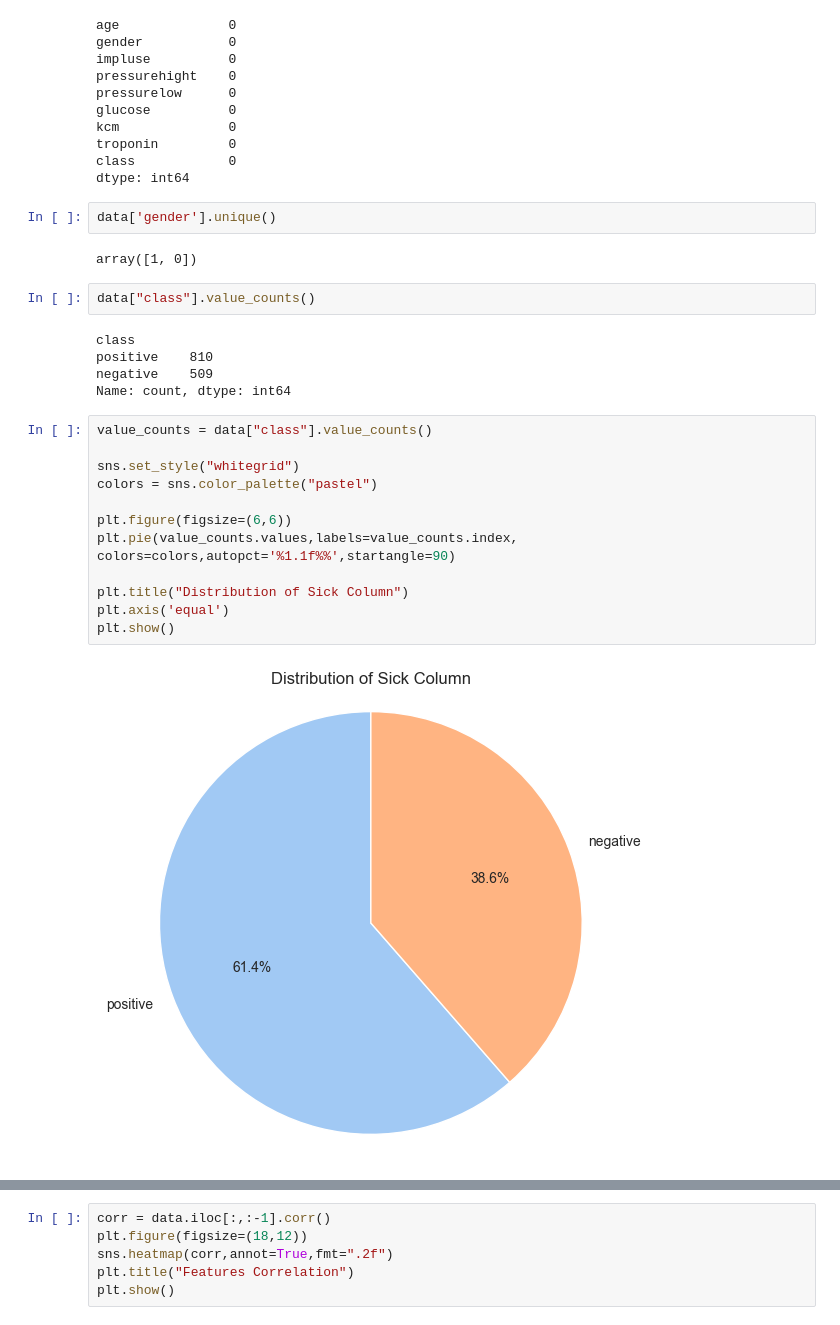
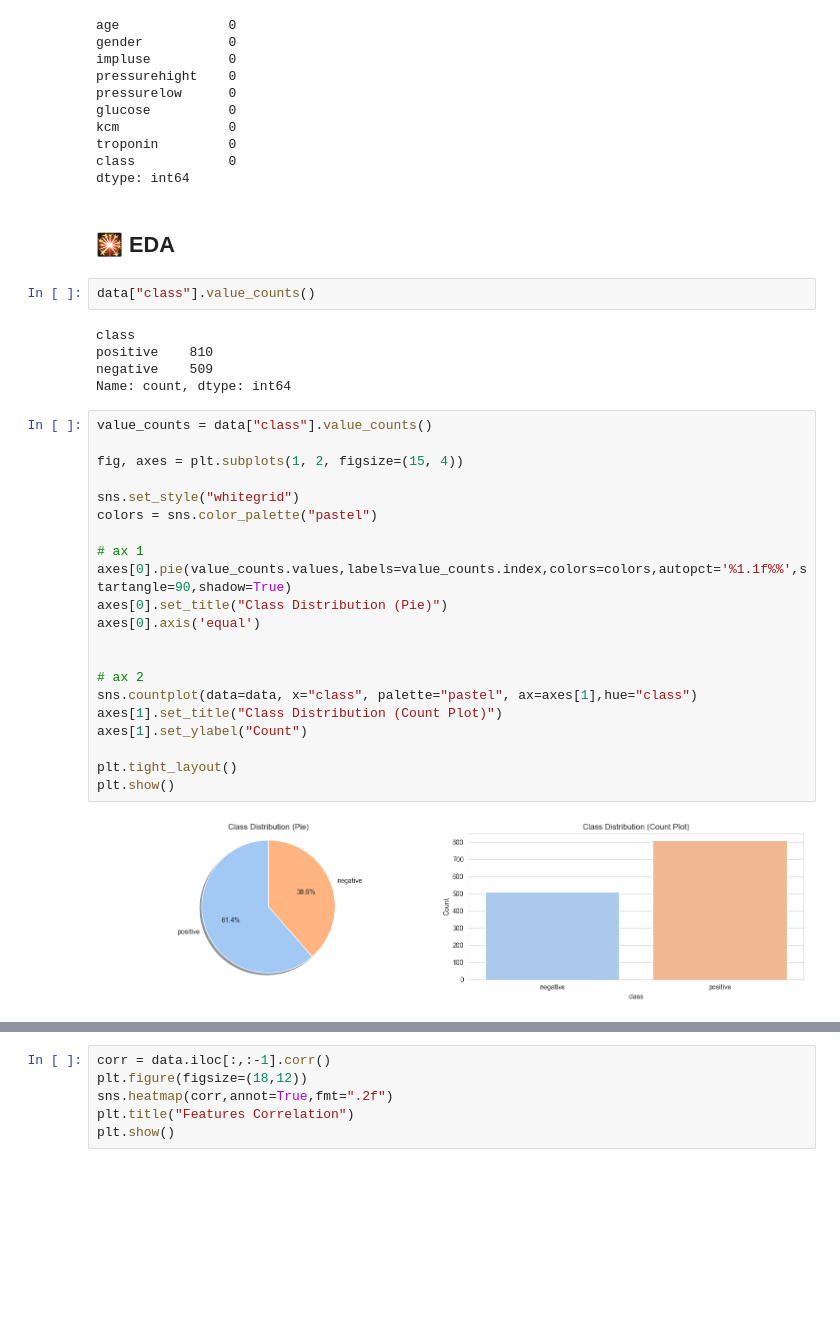
Before and after one commit to Youssef3082004/Heart_Attack_Model, a Jupyter notebook: Heart_Attack_ML.ipynb, the cells around one changed output, grey strips where cells are left out. Cells and saved outputs as stored; diff of their text form; blank space fills up the shorter version.

```diff
--- a/Heart_Attack_ML.ipynb
+++ b/Heart_Attack_ML.ipynb
@@ -91,10 +95,8 @@ kcm              0
 troponin         0
 class            0
 dtype: int64
-# %%
-data['gender'].unique()
-# %% [output]
-array([1, 0])
+# %% [markdown]
+## 🎇 EDA
 # %%
 data["class"].value_counts()
 # %% [output]
@@ -104,15 +106,24 @@ negative    509
 Name: count, dtype: int64
 # %%
 value_counts = data["class"].value_counts()
+
+fig, axes = plt.subplots(1, 2, figsize=(15, 4))
 
 sns.set_style("whitegrid")
 colors = sns.color_palette("pastel")
 
-plt.figure(figsize=(6,6))
-plt.pie(value_counts.values,labels=value_counts.index, colors=colors,autopct='%1.1f%%',startangle=90)
+# ax 1
+axes[0].pie(value_counts.values,labels=value_counts.index,colors=colors,autopct='%1.1f%%',startangle=90,shadow=True)
+axes[0].set_title("Class Distribution (Pie)")
+axes[0].axis('equal')
 
-plt.title("Distribution of Sick Column")
-plt.axis('equal')
+
+# ax 2
+sns.countplot(data=data, x="class", palette="pastel", ax=axes[1],hue="class")
+axes[1].set_title("Class Distribution (Count Plot)")
+axes[1].set_ylabel("Count")
+
+plt.tight_layout()
 plt.show()
 # %% [output]
-[figure, old version]
+[figure, new version]
```
Also changed, not shown: parts of 52 cells of this notebook.
